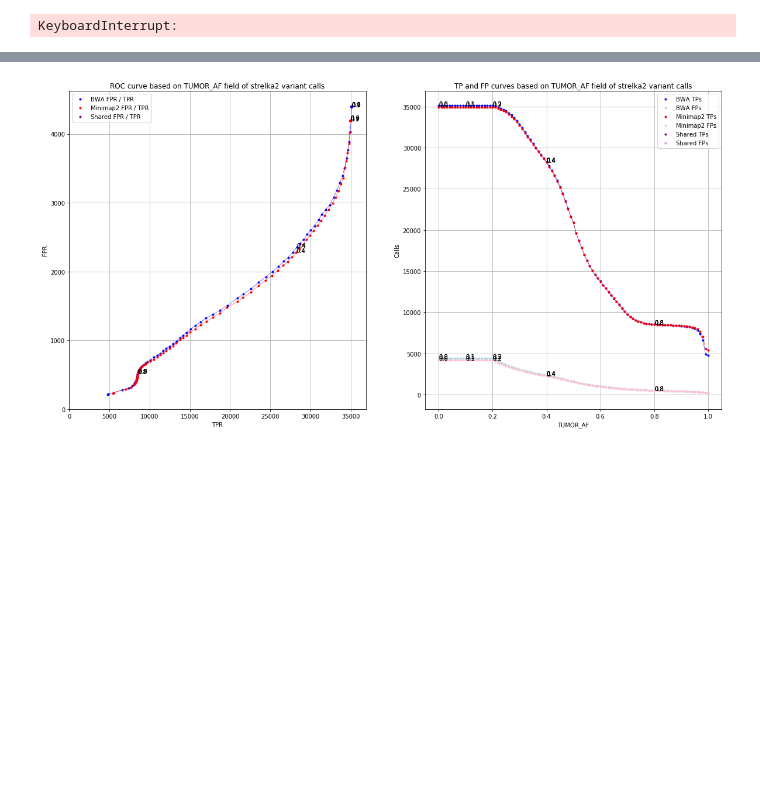
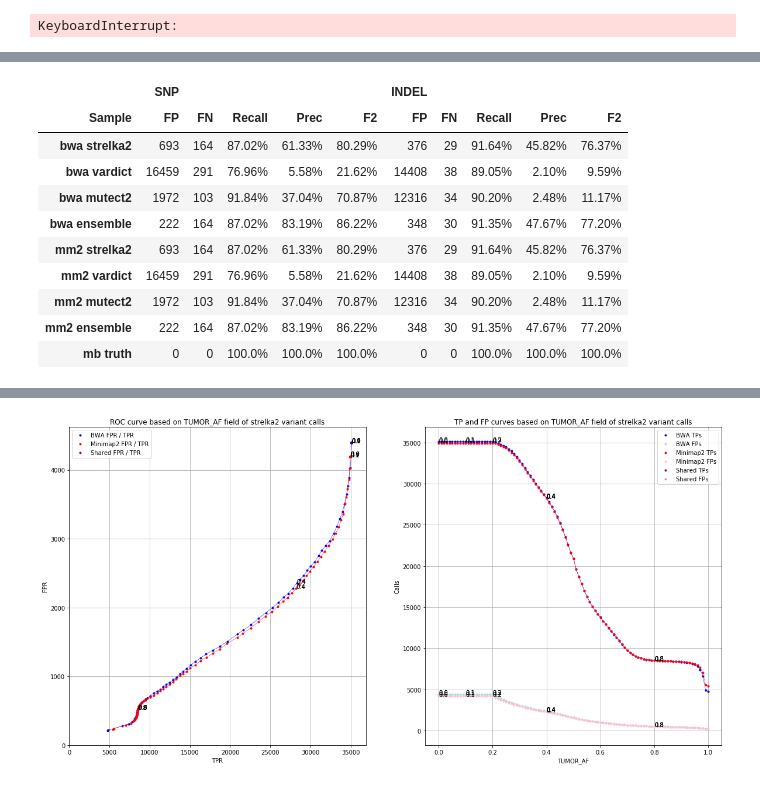
Before and after one commit to umccr/umccrise, a Jupyter notebook: analysis/minimap2/Minimap2_explore.ipynb, the cells around one changed output, grey strips where cells are left out. Drawn from its saved outputs; the diff is of its cells as text; code cells hidden in the pictures; blank space fills up the shorter version.

Commit message:
mm2 Jupyter updates (panel of normals, stats tables)

```diff
--- a/analysis/minimap2/Minimap2_explore.ipynb
+++ b/analysis/minimap2/Minimap2_explore.ipynb
@@ -2,12 +2,16 @@
 # Somatic variant calling from Minimap2 vs BWA
 BWA and minimap2 resulted in slightly different variant calling validation results, running on the ICGC MB dataset (100x tumor vs 100x normal). Trying to analyse the origin of that discrepancy.
 # %%
+# Declaring basic benchmarks and callers info
+
 import pandas as pd
 import numpy as np
 import matplotlib.pyplot as plt
 from statistics import median, mean
 from pprint import pprint
 import sys
+import IPython.core.debugger
+dbg = IPython.core.debugger.Pdb()
 
 from ipywidgets import interact, interactive, fixed, interact_manual, widgets
 from IPython.display import display
@@ -15,17 +19,26 @@ from IPython.display import display
 benchmark_d = {
     'mb': {
         'path': 'mb/eval/batch1-{c}-annotated-{aln}_bcftools_isec',
-        'callers': ['ensemble', 'strelka2', 'vardict', 'mutect2'],
+        'callers': ['strelka2', 'vardict', 'mutect2', 'ensemble'],
+        'aligners': ['bwa', 'mm2'],
+        'df': None,
+    },
+    'mb_0.03af': {
+        'path': 'mb/eval_0.03af/{c}-{aln}_bcftools_isec',
+        'callers': ['strelka2', 'vardict', 'mutect2', 'ensemble'],
+        'aligners': ['mm2'],
         'df': None,
     },
     'giab': {
         'path': 'giab/eval/UtahMormon-1-{aln}-{c}-annotated_bcftools_isec',
-        'callers': ['ensemble', 'strelka2', 'vardict', 'gatk-haplotype'],
+        'callers': ['strelka2', 'vardict', 'gatk-haplotype', 'ensemble'],
+        'aligners': ['bwa', 'mm2'],
         'df': None,
     },
     'colo': {
         'path': 'colo/eval/COLO_TGEN_{aln}-{c}-annotated_bcftools_isec',
-        'callers': ['ensemble', 'strelka2', 'vardict', 'mutect2'],
+        'callers': ['strelka2', 'vardict', 'mutect2', 'ensemble'],
+        'aligners': ['bwa', 'mm2'],
         'df': None,
     }
 }
@@ -1159,0 +1310,57 @@ pass
+# %%
+import plotly.plotly as py
+import plotly.graph_objs as go
+import colorlover as cl
+import seaborn as sns
+
+def stats_to_df(stat_by_sname):
+    metircs = ['FP' , 'FN' , 'Recall', 'Prec', 'F2']
+    idx = pd.MultiIndex.from_arrays([
+            ['Sample'] + ['SNP']*len(metircs) + ['INDEL']*len(metircs),
+            [''] + metircs + metircs],
+        names=['', 'Sample'])
+    data = []
+    s_truth = i_truth = None
+    for sname, (snp, ind) in stat_by_sname.items():
+        d = {('Sample', ''): sname}
+        for lbl, st in [('SNP', snp), ('INDEL', ind)]:
+            for m in metircs:
+                d[(lbl, m)] = st.get(m, m['T'] if m == 'TP' else (0 if m in ['FP', 'FN'] else 1.0))
+        data.append(d)
+    return pd.DataFrame(data, columns=idx)
+
+def _print_stats_txt(stats_by_sample):
+    df = stats_to_df(stats_by_sample)
+    df = df.set_index(df[('Sample', '')].values).drop([('Sample', '')], axis=1)
+    with pd.option_context(
+            'display.max_rows', None,
+            'display.max_columns', None,
+            'display.width', None,
+            'display.float_format', lambda v: '{:,.2f}%'.format(100.0*v)
+        ):
+        print(df.to_string(index=True))
+
+def display_stats(stats_by_sample):
+    def _highlight_max(vals):
+        minv, maxv = 0, vals.max()
+        minh, maxh = 40, 100
+        hue = minh + vals / (maxv - minv) * (maxh - minh)
+        hue = maxh - (hue - minh)  # inverse
+        return [(f'background-color: hsl(211, 100%, {h}%); ' +
+                 'color: ' + ('black' if h > 70 else 'white') + '; ') if isinstance(v, float) else ''
+                 for v, h in zip(vals, hue)]
+
+    df = stats_to_df(stats_by_sample)
+    df = df.set_index(df[('Sample', '')].values).drop([('Sample', '')], axis=1)
+    return df.style\
+        .format(lambda v: ('{:,.2f}%' if v !=1 else '{}%').format(100.0*v) if isinstance(v, float) else v)\
+        .apply(_highlight_max)\
+        .set_table_styles([dict(selector='td', props=[('padding', '1px 4px 1px 4px')]),
+                           dict(selector='tr', props=[ ('line-height', '10px')]),
+                           dict(selector='td', props=[ ('font-size', '14px')]),
+                          ])
+#         .bar(color='#d65f5f')\
+#         .background_gradient(cmap, axis=1)\
+
+display_stats(make_stats('mb'))
+# %% [output]
@@ -1159,0 +1368,11 @@ pass
+|  | SNP |  |  |  |  | INDEL |  |  |  |  |
+| Sample | FP | FN | Recall | Prec | F2 | FP | FN | Recall | Prec | F2 |
+| bwa strelka2 | 693 | 164 | 87.02% | 61.33% | 80.29% | 376 | 29 | 91.64% | 45.82% | 76.37% |
+| bwa vardict | 16459 | 291 | 76.96% | 5.58% | 21.62% | 14408 | 38 | 89.05% | 2.10% | 9.59% |
+| bwa mutect2 | 1972 | 103 | 91.84% | 37.04% | 70.87% | 12316 | 34 | 90.20% | 2.48% | 11.17% |
+| bwa ensemble | 222 | 164 | 87.02% | 83.19% | 86.22% | 348 | 30 | 91.35% | 47.67% | 77.20% |
+| mm2 strelka2 | 693 | 164 | 87.02% | 61.33% | 80.29% | 376 | 29 | 91.64% | 45.82% | 76.37% |
+| mm2 vardict | 16459 | 291 | 76.96% | 5.58% | 21.62% | 14408 | 38 | 89.05% | 2.10% | 9.59% |
+| mm2 mutect2 | 1972 | 103 | 91.84% | 37.04% | 70.87% | 12316 | 34 | 90.20% | 2.48% | 11.17% |
+| mm2 ensemble | 222 | 164 | 87.02% | 83.19% | 86.22% | 348 | 30 | 91.35% | 47.67% | 77.20% |
+| mb truth | 0 | 0 | 100.0% | 100.0% | 100.0% | 0 | 0 | 100.0% | 100.0% | 100.0% |
```
Also changed, not shown: parts of 21 cells of this notebook, 2 other files.
